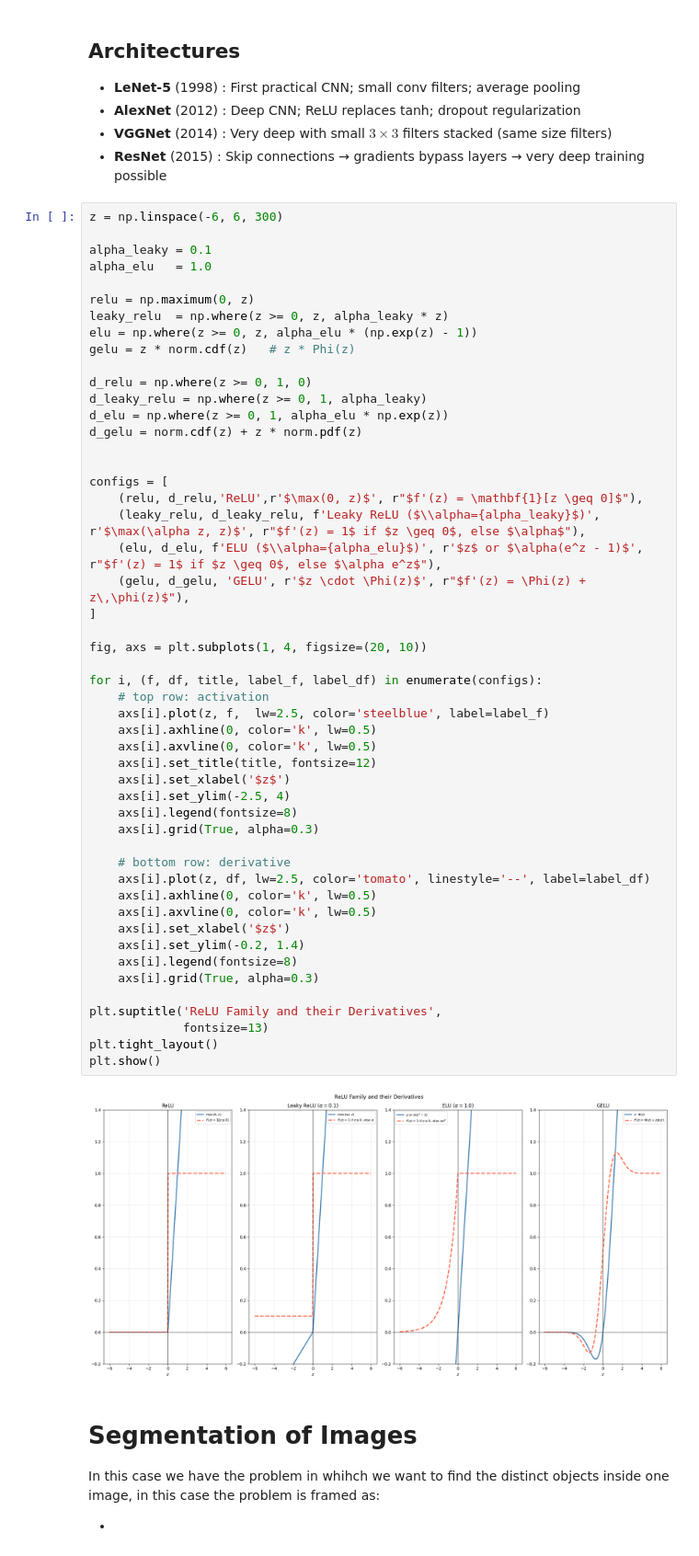
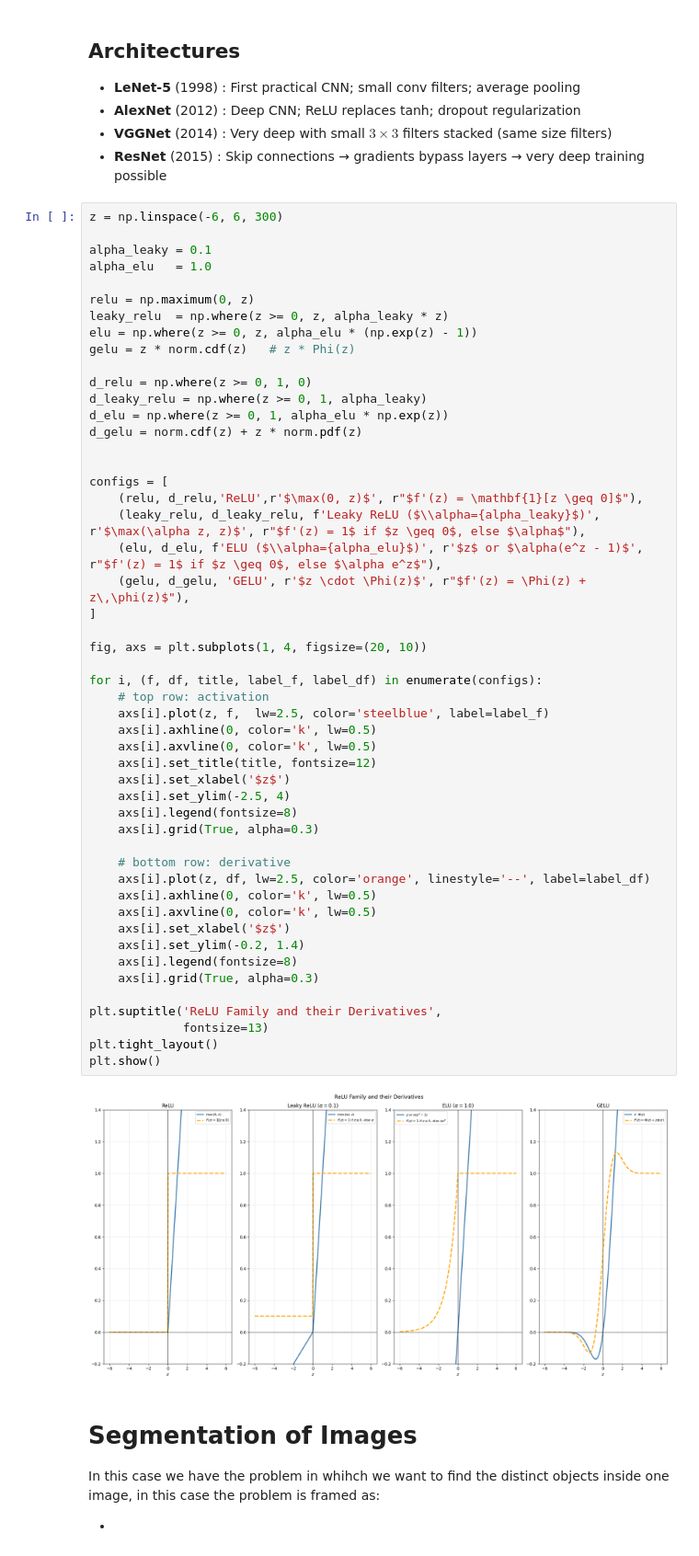
Before and after one commit to nixxdd/DL_network_notes, a Jupyter notebook: activation_functions.ipynb, the cells around one changed output. Shown at 92% size. Cells and saved outputs as stored; diff of their text form.

Commit message:
Changed color of some plots in activation_functions.ipynb

```diff
--- a/activation_functions.ipynb
+++ b/activation_functions.ipynb
@@ -455,35 +455,35 @@ configs = [
     (elu, d_elu, f'ELU ($\\alpha={alpha_elu}$)', r'$z$ or $\alpha(e^z - 1)$',  r"$f'(z) = 1$ if $z \geq 0$, else $\alpha e^z$"),
     (gelu, d_gelu, 'GELU', r'$z \cdot \Phi(z)$', r"$f'(z) = \Phi(z) + z\,\phi(z)$"),
 ]
 
 fig, axs = plt.subplots(1, 4, figsize=(20, 10))
 
 for i, (f, df, title, label_f, label_df) in enumerate(configs):
     # top row: activation
     axs[i].plot(z, f,  lw=2.5, color='steelblue', label=label_f)
     axs[i].axhline(0, color='k', lw=0.5)
     axs[i].axvline(0, color='k', lw=0.5)
     axs[i].set_title(title, fontsize=12)
     axs[i].set_xlabel('$z$')
     axs[i].set_ylim(-2.5, 4)
     axs[i].legend(fontsize=8)
     axs[i].grid(True, alpha=0.3)
 
     # bottom row: derivative
-    axs[i].plot(z, df, lw=2.5, color='tomato', linestyle='--', label=label_df)
+    axs[i].plot(z, df, lw=2.5, color='orange', linestyle='--', label=label_df)
     axs[i].axhline(0, color='k', lw=0.5)
     axs[i].axvline(0, color='k', lw=0.5)
     axs[i].set_xlabel('$z$')
     axs[i].set_ylim(-0.2, 1.4)
     axs[i].legend(fontsize=8)
     axs[i].grid(True, alpha=0.3)
 
 plt.suptitle('ReLU Family and their Derivatives',
              fontsize=13)
 plt.tight_layout()
 plt.show()
 # %% [output]
-[figure, old version]
+[figure, new version]
 # %% [markdown]
 # Segmentation of Images
 
```
